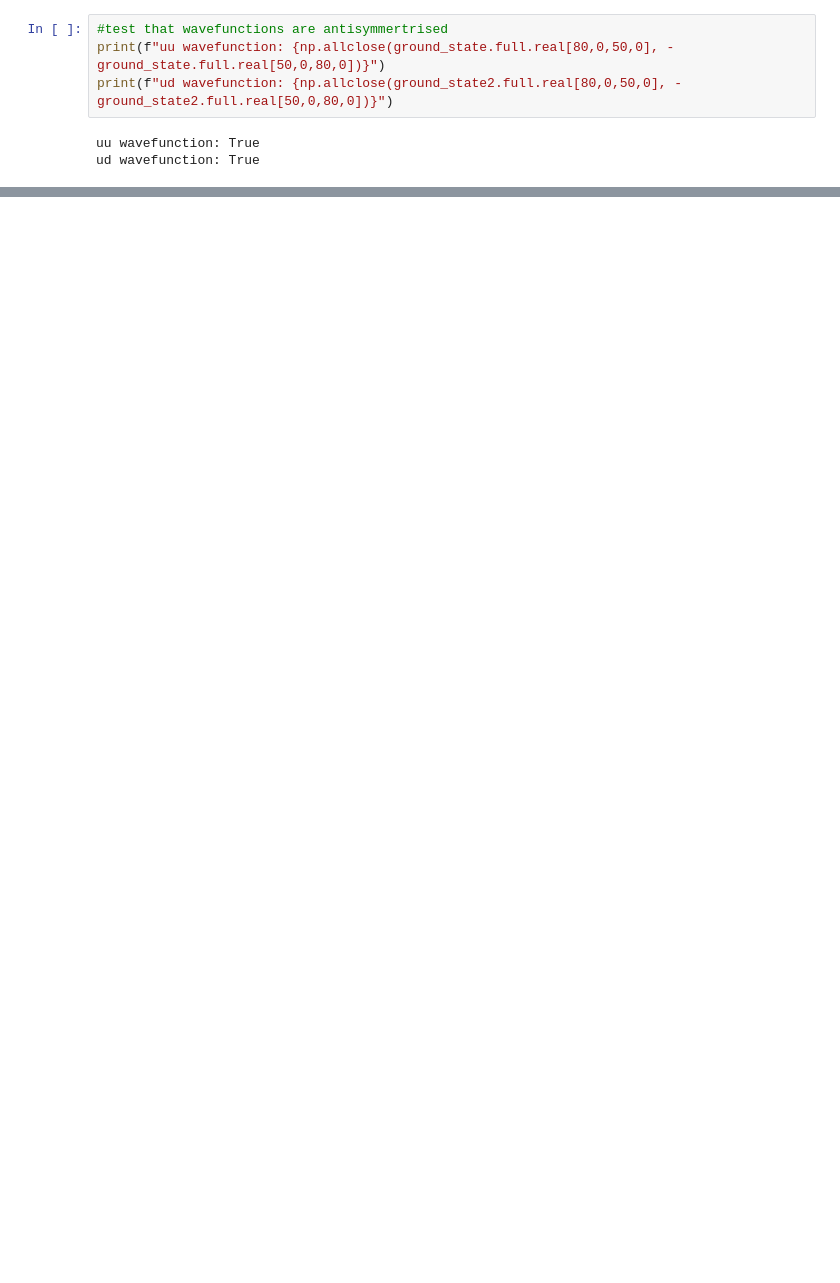
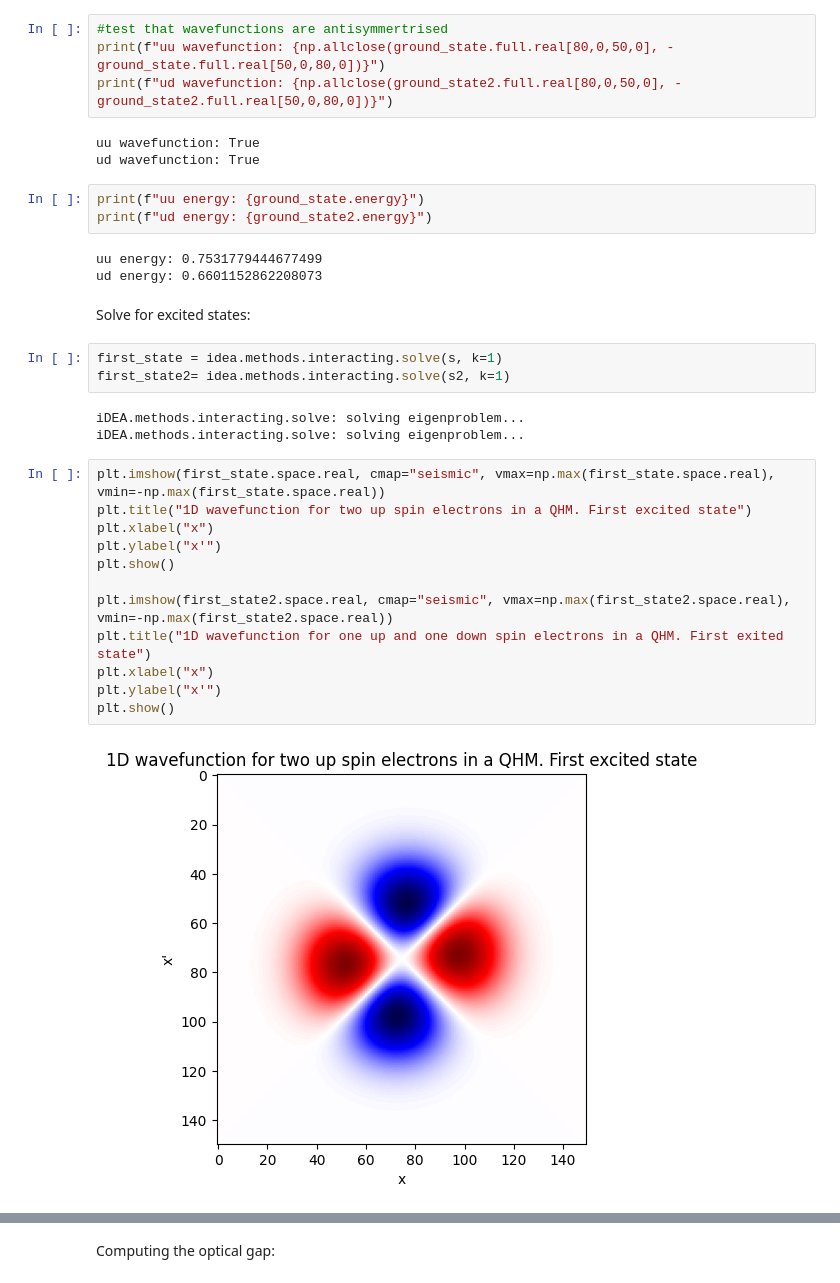
Before and after one commit to indigoedwards/indigo-mphys-project, a Jupyter notebook: iDEA-tutorial.ipynb, the cells around one changed output, grey strips where cells are left out. Cells and saved outputs as stored; diff of their text form; blank space fills up the shorter version.

```diff
--- a/iDEA-tutorial.ipynb
+++ b/iDEA-tutorial.ipynb
@@ -131,3 +137,31 @@ print(f"ud wavefunction: {np.allclose(ground_state2.full.real[80,0,50,0], -groun
 # %% [output]
 uu wavefunction: True
 ud wavefunction: True
+# %%
+print(f"uu energy: {ground_state.energy}")
+print(f"ud energy: {ground_state2.energy}")
+# %% [output]
+uu energy: 0.7531779444677499
+ud energy: 0.6601152862208073
+# %% [markdown]
+Solve for excited states:
+# %%
+first_state = idea.methods.interacting.solve(s, k=1)
+first_state2= idea.methods.interacting.solve(s2, k=1)
+# %% [output]
+iDEA.methods.interacting.solve: solving eigenproblem...
+iDEA.methods.interacting.solve: solving eigenproblem...
+# %%
+plt.imshow(first_state.space.real, cmap="seismic", vmax=np.max(first_state.space.real), vmin=-np.max(first_state.space.real))
+plt.title("1D wavefunction for two up spin electrons in a QHM. First excited state")
+plt.xlabel("x")
+plt.ylabel("x'")
+plt.show()
+
+plt.imshow(first_state2.space.real, cmap="seismic", vmax=np.max(first_state2.space.real), vmin=-np.max(first_state2.space.real))
+plt.title("1D wavefunction for one up and one down spin electrons in a QHM. First exited state")
+plt.xlabel("x")
+plt.ylabel("x'")
+plt.show()
+# %% [output]
+[figure, added]
@@ -133,0 +169,2 @@ ud wavefunction: True
+# %% [markdown]
+Computing the optical gap:
```
Also changed, not shown: parts of 15 cells of this notebook.
